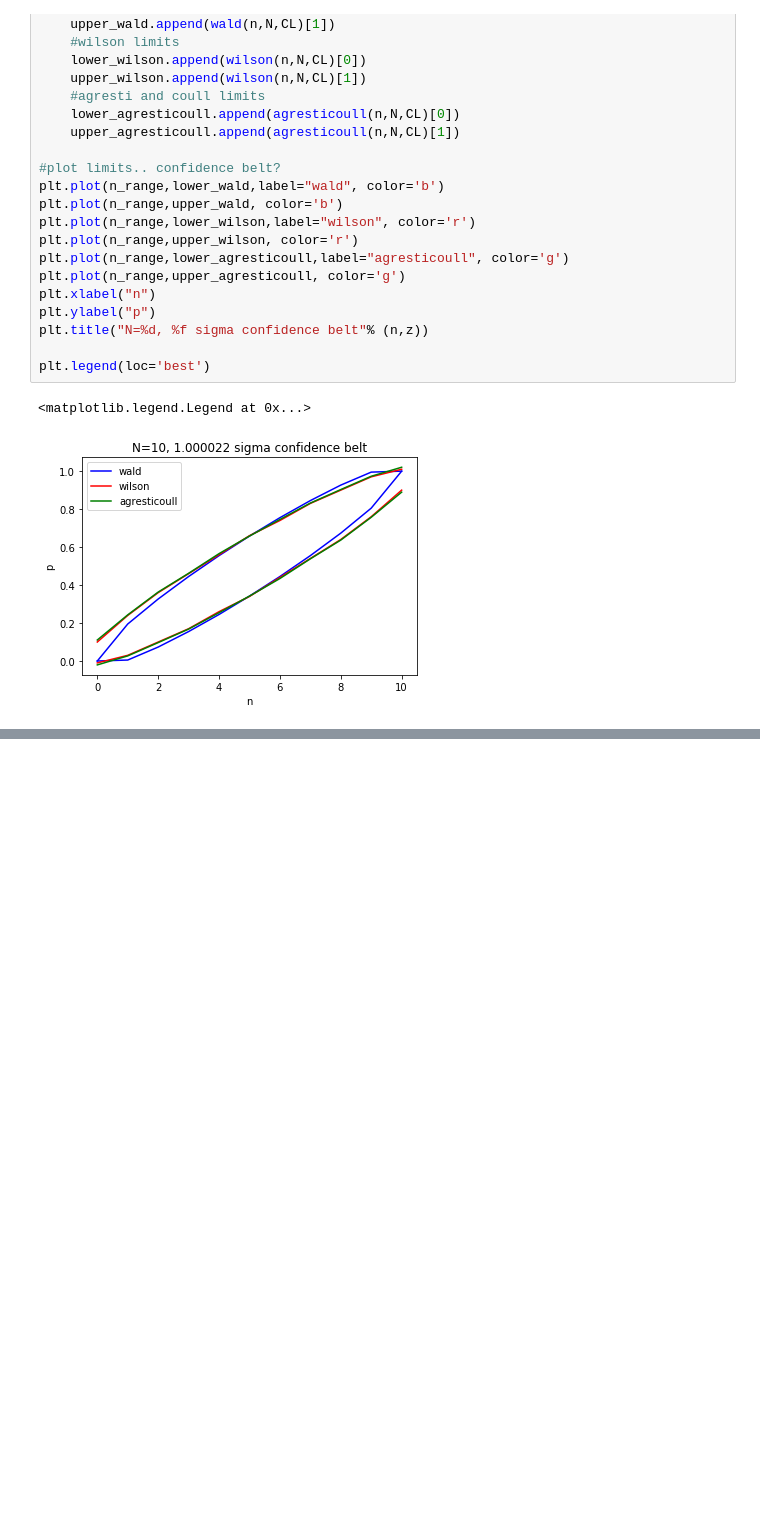
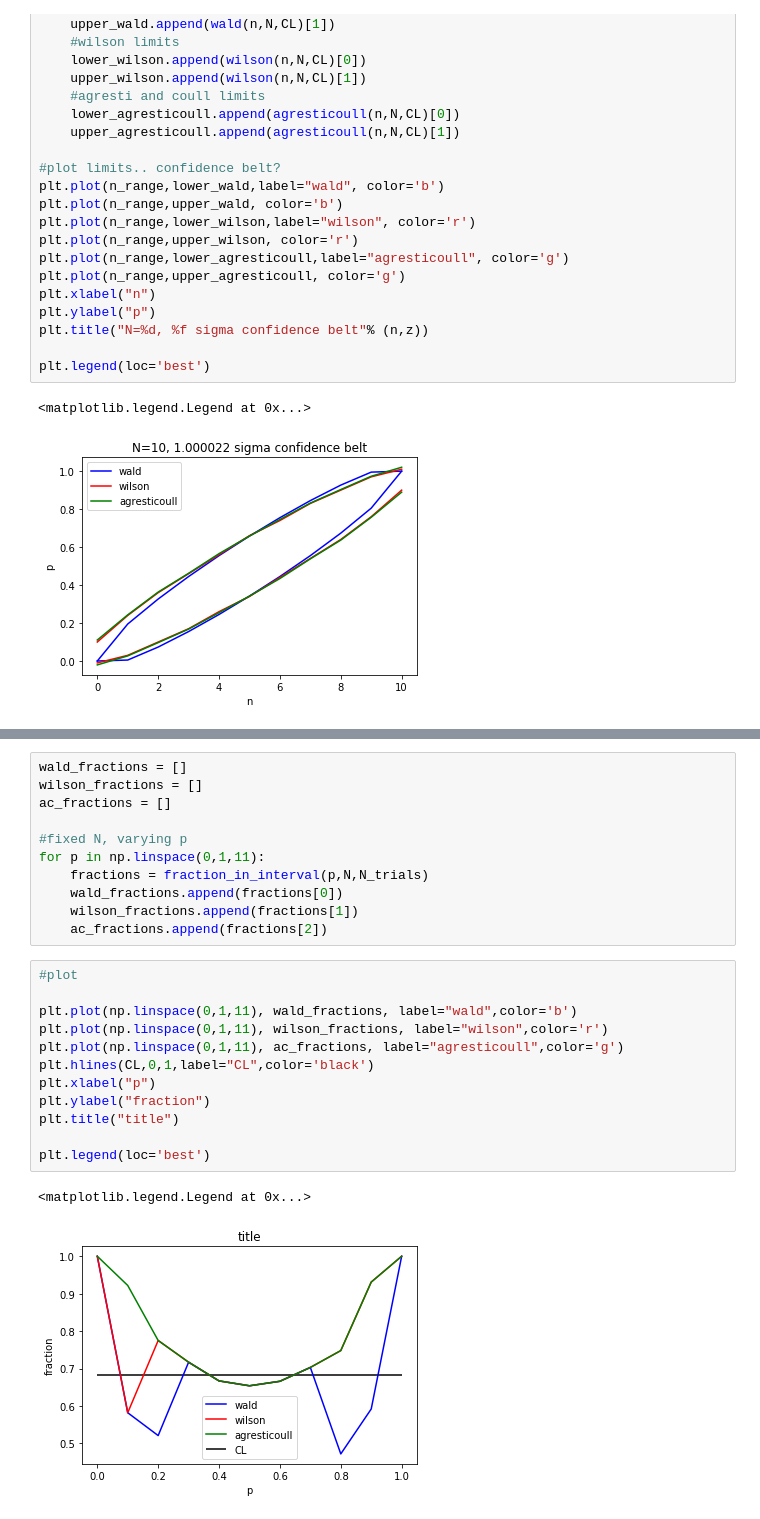
Before and after one commit to irenecortinovis/stats_coverage_binomial, a Jupyter notebook: Frequentist_coverage_study.ipynb, the cells around one changed output, grey strips where cells are left out. Saved outputs shown, nothing was run; the diff lists cells and outputs as text; blank space fills up the shorter version.

```diff
--- a/Frequentist_coverage_study.ipynb
+++ b/Frequentist_coverage_study.ipynb
@@ -109,0 +144,26 @@ plt.legend(loc='best')
+# %%
+wald_fractions = []
+wilson_fractions = []
+ac_fractions = []
+
+#fixed N, varying p
+for p in np.linspace(0,1,11):
+    fractions = fraction_in_interval(p,N,N_trials)
+    wald_fractions.append(fractions[0])
+    wilson_fractions.append(fractions[1])
+    ac_fractions.append(fractions[2])
+# %%
+#plot
+
+plt.plot(np.linspace(0,1,11), wald_fractions, label="wald",color='b')
+plt.plot(np.linspace(0,1,11), wilson_fractions, label="wilson",color='r')
+plt.plot(np.linspace(0,1,11), ac_fractions, label="agresticoull",color='g')
+plt.hlines(CL,0,1,label="CL",color='black')
+plt.xlabel("p")
+plt.ylabel("fraction")
+plt.title("title")
+
+plt.legend(loc='best')
+# %% [output]
+<matplotlib.legend.Legend at 0x...>
+[figure, added]
```
Also changed, not shown: parts of 6 cells of this notebook.
